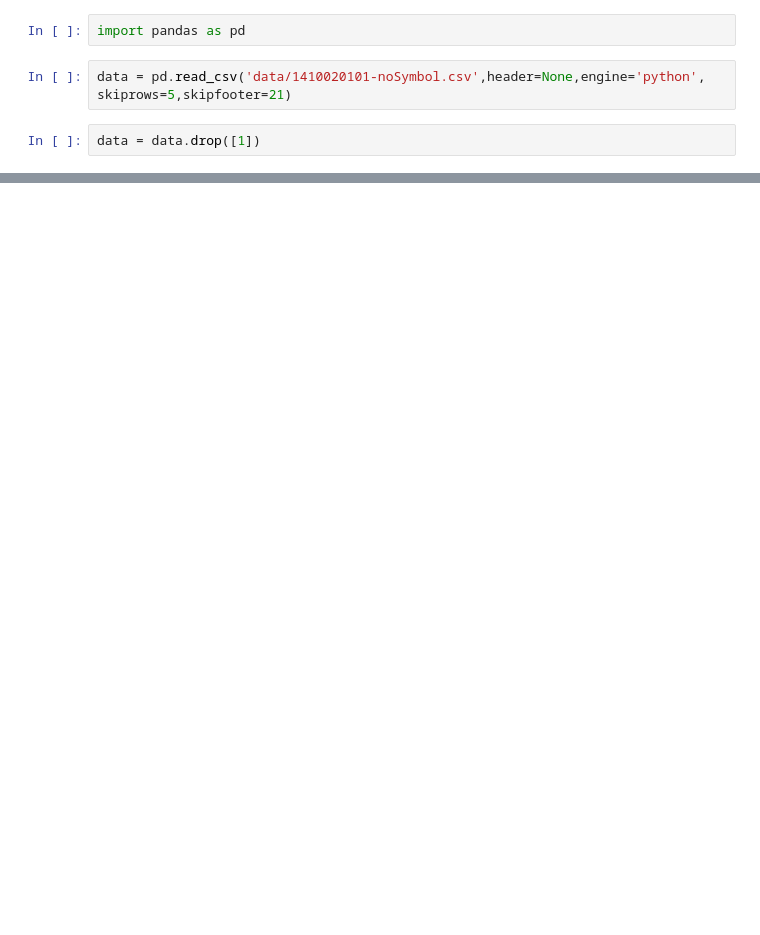
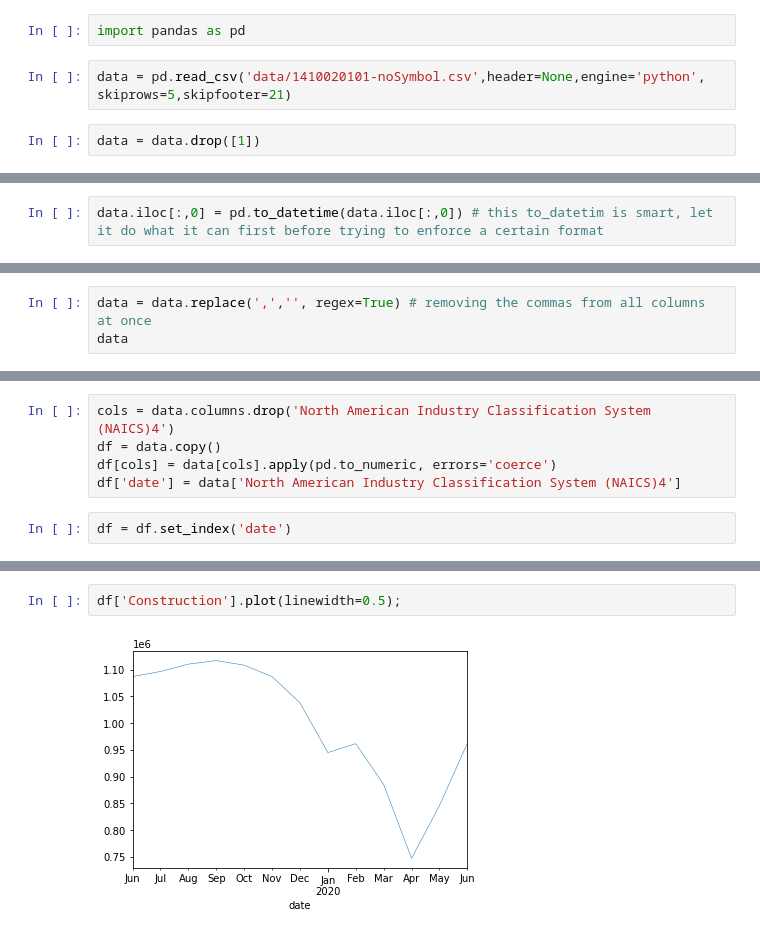
Before and after one commit to dataubc/unemployment_covid19, a Jupyter notebook: main.ipynb, the cells around one changed output, grey strips where cells are left out. Drawn from its saved outputs; the diff is of its cells as text; blank space fills up the shorter version.

Commit message:
initial plotting done

```diff
--- a/main.ipynb
+++ b/main.ipynb
@@ -39,0 +21,2 @@ data
+# %%
+data.iloc[:,0] = pd.to_datetime(data.iloc[:,0]) # this to_datetim is smart, let it do what it can first before trying to enforce a certain format
@@ -39,0 +25,3 @@ data
+# %%
+data = data.replace(',','', regex=True) # removing the commas from all columns at once
+data
@@ -39,0 +44,7 @@ data
+# %%
+cols = data.columns.drop('North American Industry Classification System (NAICS)4')
+df = data.copy()
+df[cols] = data[cols].apply(pd.to_numeric, errors='coerce')
+df['date'] = data['North American Industry Classification System (NAICS)4']
+# %%
+df = df.set_index('date')
@@ -39,0 +70,4 @@ data
+# %%
+df['Construction'].plot(linewidth=0.5);
+# %% [output]
+[figure, added]
```
Also changed, not shown: parts of 7 cells of this notebook.
